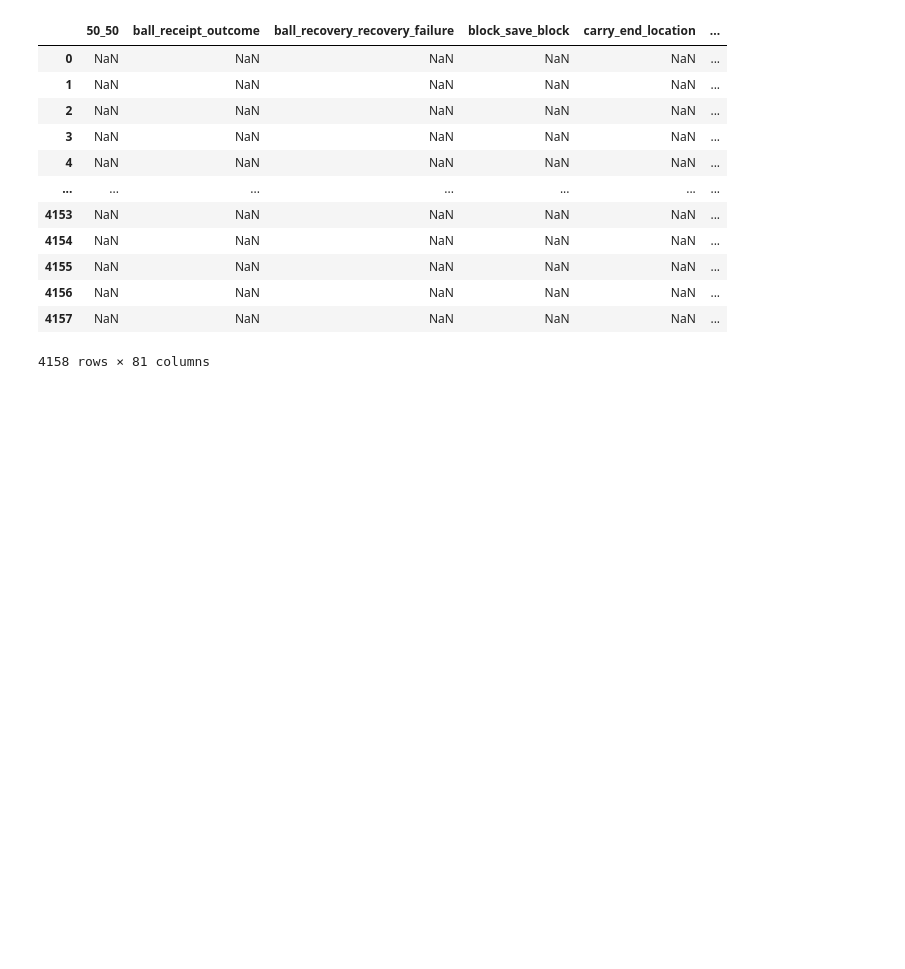
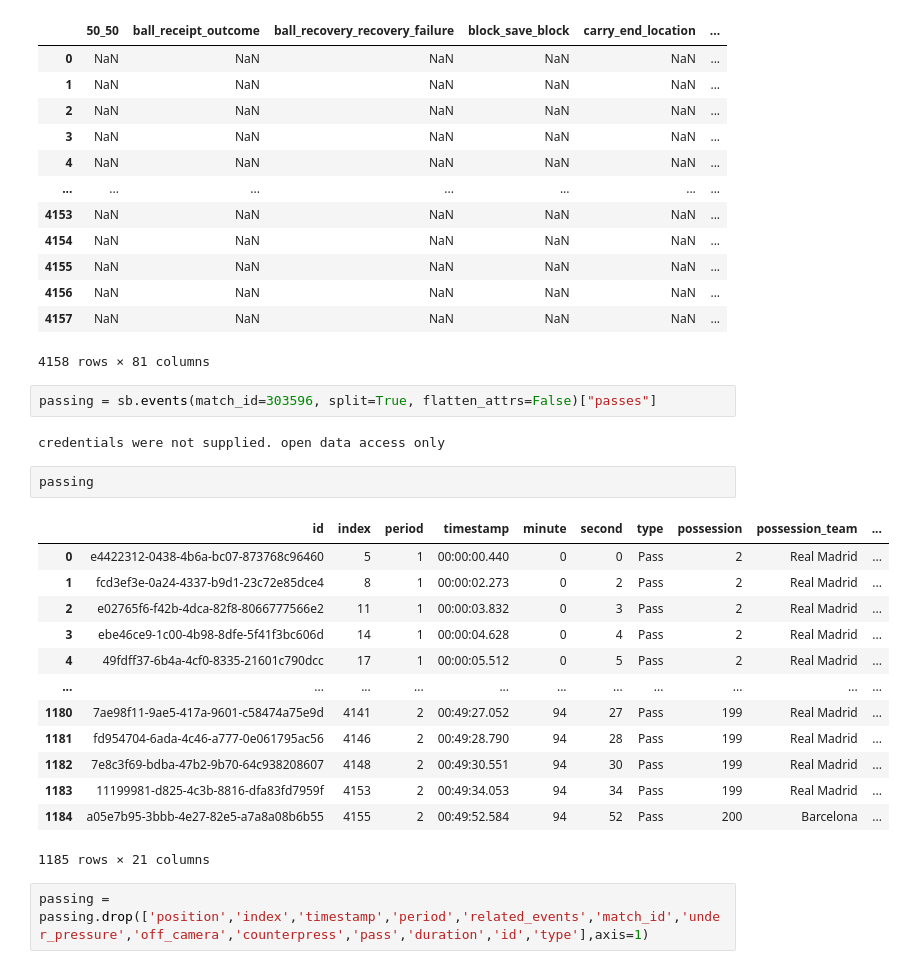
Before and after one commit to hoangphung21/python-selflearning-linkedin, a Jupyter notebook: Soccer/StatsbombTest.ipynb, the cells around one changed output. Saved outputs shown, nothing was run; the diff lists cells and outputs as text; blank space fills up the shorter version.

```diff
--- a/Soccer/StatsbombTest.ipynb
+++ b/Soccer/StatsbombTest.ipynb
@@ -65,3 +65,25 @@ events
 | 4156 | NaN | NaN | NaN | NaN | NaN | ... |
 | 4157 | NaN | NaN | NaN | NaN | NaN | ... |
 4158 rows × 81 columns
+# %%
+passing = sb.events(match_id=303596, split=True, flatten_attrs=False)["passes"]
+# %% [output]
+credentials were not supplied. open data access only
+# %%
+passing
+# %% [output]
+|  | id | index | period | timestamp | minute | second | type | possession | possession_team | ... |
+| 0 | e4422312-0438-4b6a-bc07-873768c96460 | 5 | 1 | 00:00:00.440 | 0 | 0 | Pass | 2 | Real Madrid | ... |
+| 1 | fcd3ef3e-0a24-4337-b9d1-23c72e85dce4 | 8 | 1 | 00:00:02.273 | 0 | 2 | Pass | 2 | Real Madrid | ... |
+| 2 | e02765f6-f42b-4dca-82f8-8066777566e2 | 11 | 1 | 00:00:03.832 | 0 | 3 | Pass | 2 | Real Madrid | ... |
+| 3 | ebe46ce9-1c00-4b98-8dfe-5f41f3bc606d | 14 | 1 | 00:00:04.628 | 0 | 4 | Pass | 2 | Real Madrid | ... |
+| 4 | 49fdff37-6b4a-4cf0-8335-21601c790dcc | 17 | 1 | 00:00:05.512 | 0 | 5 | Pass | 2 | Real Madrid | ... |
+| ... | ... | ... | ... | ... | ... | ... | ... | ... | ... | ... |
+| 1180 | 7ae98f11-9ae5-417a-9601-c58474a75e9d | 4141 | 2 | 00:49:27.052 | 94 | 27 | Pass | 199 | Real Madrid | ... |
+| 1181 | fd954704-6ada-4c46-a777-0e061795ac56 | 4146 | 2 | 00:49:28.790 | 94 | 28 | Pass | 199 | Real Madrid | ... |
+| 1182 | 7e8c3f69-bdba-47b2-9b70-64c938208607 | 4148 | 2 | 00:49:30.551 | 94 | 30 | Pass | 199 | Real Madrid | ... |
+| 1183 | 11199981-d825-4c3b-8816-dfa83fd7959f | 4153 | 2 | 00:49:34.053 | 94 | 34 | Pass | 199 | Real Madrid | ... |
+| 1184 | a05e7b95-3bbb-4e27-82e5-a7a8a08b6b55 | 4155 | 2 | 00:49:52.584 | 94 | 52 | Pass | 200 | Barcelona | ... |
+1185 rows × 21 columns
+# %%
+passing = passing.drop(['position','index','timestamp','period','related_events','match_id','under_pressure','off_camera','counterpress','pass','duration','id','type'],axis=1)
```
Also changed, not shown: parts of 1 cell of this notebook.
